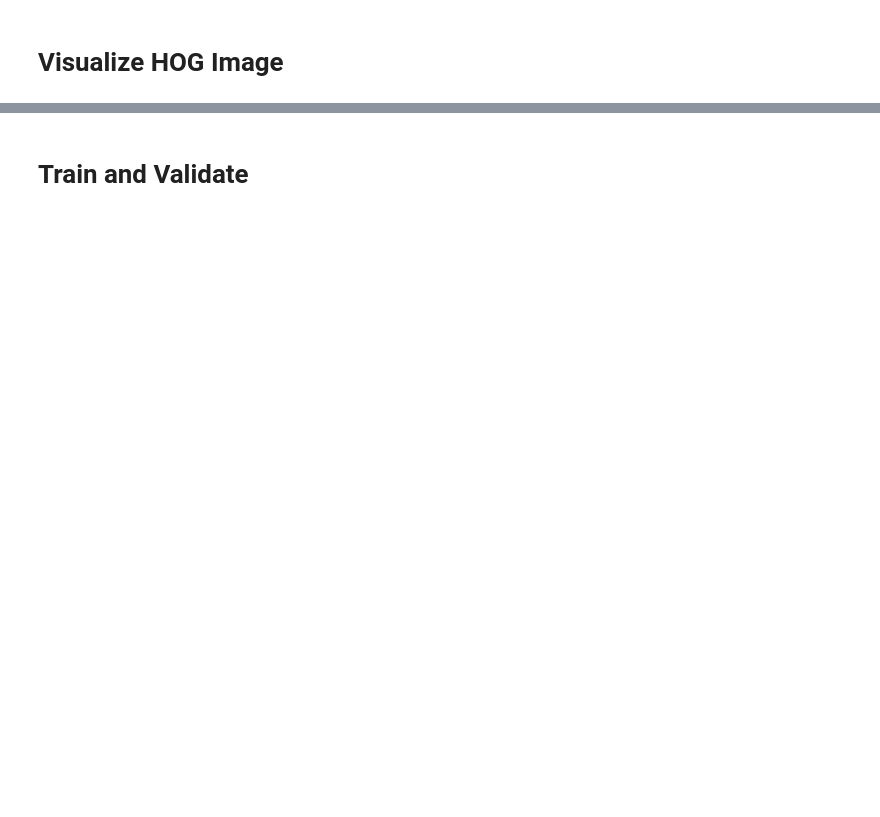
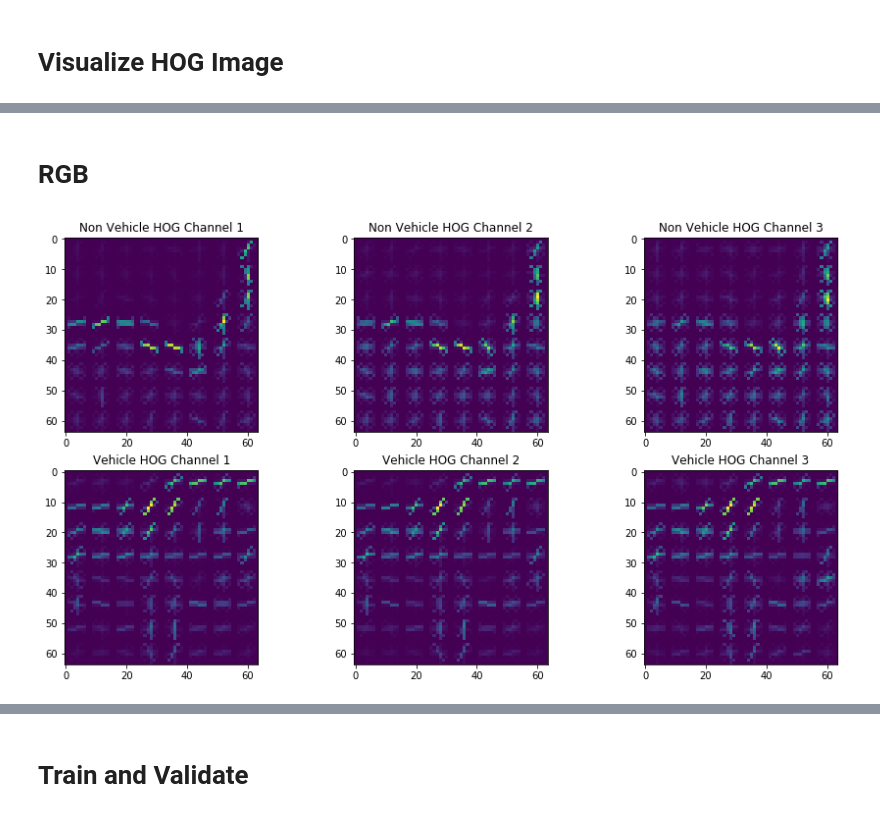
Before and after one commit to blown302/CarND-Vehicle-Detection, a Jupyter notebook: Vehicle-Detection.ipynb, the cells around one changed output, grey strips where cells are left out. Saved outputs shown, nothing was run; the diff lists cells and outputs as text; code cells hidden in the pictures; blank space fills up the shorter version.

```diff
--- a/Vehicle-Detection.ipynb
+++ b/Vehicle-Detection.ipynb
@@ -299,0 +457,6 @@ Text(0.5,1,'Vehicle HOG Image')
+# %% [markdown]
+# RGB
+# %%
+visualize_hog('RGB')
+# %% [output]
+[figure, added]
```
Also changed, not shown: parts of 23 cells of this notebook.
